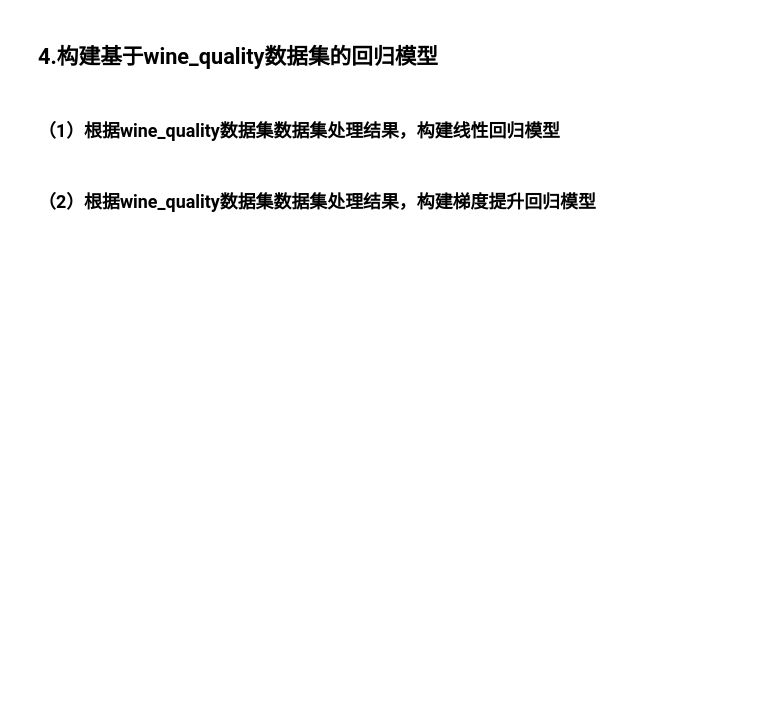
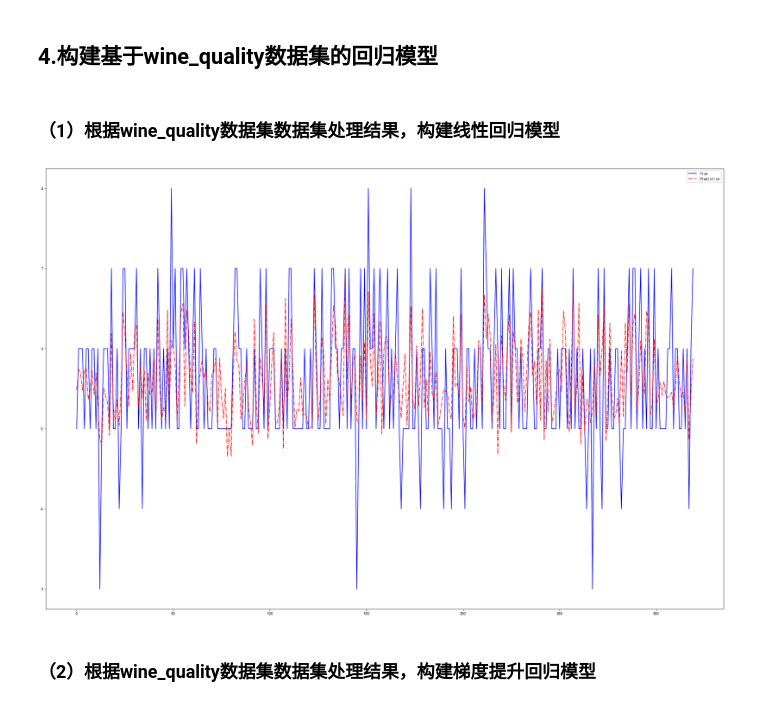
Before and after one commit to lusuon/NEU_python_data_analysis_experiment, a Jupyter notebook: Chapter 6.ipynb, the cells around one changed output. Saved outputs shown, nothing was run; the diff lists cells and outputs as text; code cells hidden in the pictures; blank space fills up the shorter version.

```diff
--- a/Chapter 6.ipynb
+++ b/Chapter 6.ipynb
@@ -8,11 +8,17 @@
 import pandas as pd
 import numpy as np
 
-w = pd.read_csv('wine.csv')
+'''
+# Another complex way to read the csv
 wq_raw = pd.read_csv('winequality.csv')
-
 wq_col = np.array([i.replace('\"',"") for i in wq_raw.columns.tolist()[0].split(';')])
 wq = np.array([eval(j) for j in wq_raw.values[0][0].split(';')])
 for i in wq_raw.index.tolist()[1:]:
     wq = np.vstack((wq,np.array([eval(j) for j in wq_raw.values[i][0].split(';')])))
 wq = pd.DataFrame(wq,columns = wq_col.tolist())
+'''
+
+w = pd.read_csv('wine.csv')
+wq = pd.read_csv('winequality.csv',sep=';')
+
+wq
@@ -49,8 +75,8 @@ Name: Class, Length: 178, dtype: int64
 # %%
 from sklearn.model_selection import train_test_split
 
-w_target_train,w_target_test,w_data_train,w_data_test = train_test_split(w_target,w_data,test_size = 0.25)
-wq_target_train,wq_target_test,wq_data_train,wq_data_test = train_test_split(wq_target,wq_data,test_size = 0.25)
+w_target_train,w_target_test,w_data_train,w_data_test = train_test_split(w_target,w_data,test_size = 0.2)
+wq_target_train,wq_target_test,wq_data_train,wq_data_test = train_test_split(wq_target,wq_data,test_size = 0.2)
 
-print(wq_target_train.shape)
+wq_target_train.shape
 # %% [output]
@@ -253,4 +364,18 @@ avg / total       1.00      1.00      1.00        45
 # %% [markdown]
 ### （1）根据wine_quality数据集数据集处理结果，构建线性回归模型
+# %%
+clf = LinearRegression().fit(wq_data_train,wq_target_train)
+wq_target_pred = clf.predict(wq_data_test)
+
+rcParams['font.sans-serif']='SimHei'
+fig=plt.figure(figsize=(30,20))
+plt.plot(range(wq_target_test.shape[0]),wq_target_test,color="blue",linewidth=1.5,linestyle="-")
+plt.plot(range(wq_target_test.shape[0]),wq_target_pred,color="red",linewidth=1.5,linestyle="-.")
+plt.legend(["True","Prediction"])
+
+plt.savefig("predict_linear")
+plt.show()
+# %% [output]
+[figure, added]
 # %% [markdown]
 ### （2）根据wine_quality数据集数据集处理结果，构建梯度提升回归模型
```
Also changed, not shown: parts of 21 cells of this notebook, 4 other files.
